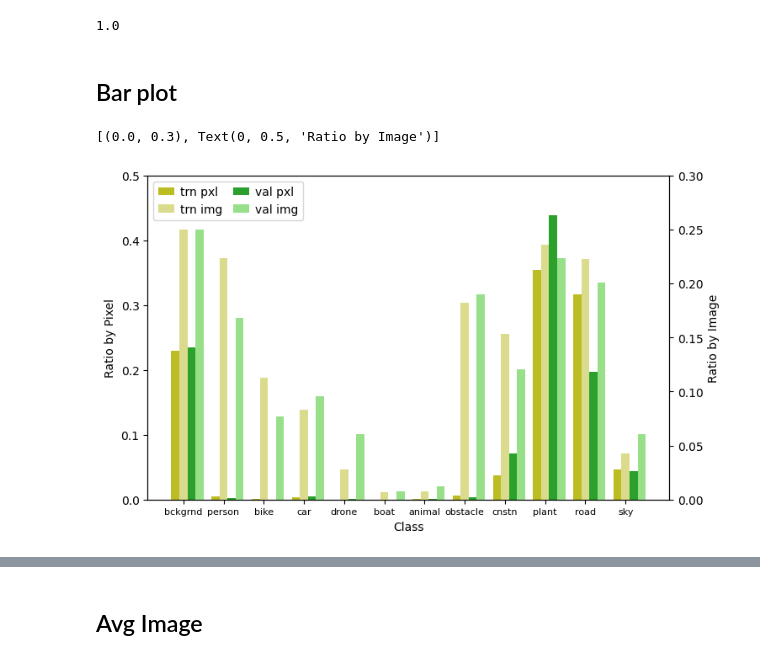
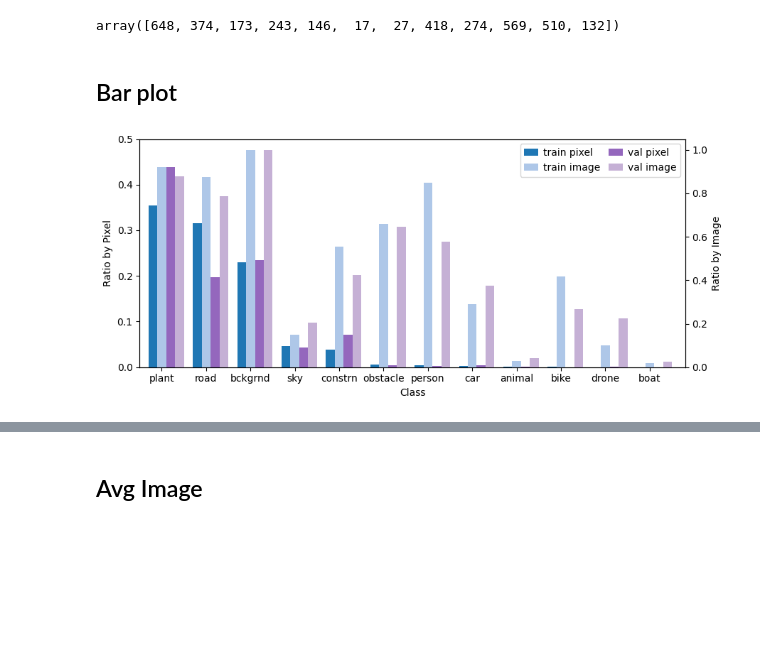
Before and after one commit to nyLiao/Aeroscapes, a Jupyter notebook: visualization/dataset.ipynb, the cells around one changed output, grey strips where cells are left out. Saved outputs shown, nothing was run; the diff lists cells and outputs as text; code cells hidden in the pictures; blank space fills up the shorter version.

```diff
--- a/visualization/dataset.ipynb
+++ b/visualization/dataset.ipynb
@@ -42,7 +45,7 @@ frqn_ins = np.zeros((12), dtype=int)        # Frequency by instances
 frqn_pxl = np.zeros((12), dtype=np.float64) # Frequency by pixels
 frqn_pos = np.zeros((720, 1280, 12))        # Frequency in position
 
-for batch_i, (x, y) in tqdm(enumerate(trn_dataloader)):
+for batch_i, (x, y) in enumerate(tqdm(trn_dataloader)):
     y = torch.Tensor(y).long()
     frq = F.one_hot(y, num_classes=12)
     frq = torch.sum(frq, axis=0)
@@ -57,7 +60,7 @@ frqv_ins = np.zeros((12), dtype=int)
 frqv_pxl = np.zeros((12), dtype=np.float64)
 frqv_pos = np.zeros((720, 1280, 12))
 
-for batch_i, (x, y) in tqdm(enumerate(val_dataloader)):
+for batch_i, (x, y) in enumerate(tqdm(val_dataloader)):
     y = torch.Tensor(y).long()
     frq = F.one_hot(y, num_classes=12)
     frq = torch.sum(frq, axis=0)
@@ -72,30 +75,39 @@ rtn_ins = frqn_ins / len(trn_dataset)       # Ratio by instances on train
 rtn_pxl = frqn_pxl / np.sum(frqn_pxl)       # Ratio by pixels on train
 rtv_ins = frqv_ins / len(val_dataset)       # Ratio by instances on validation
 rtv_pxl = frqv_pxl / np.sum(frqv_pxl)       # Ratio by pixels on validation
-np.sum(rtn_pxl)
+rt_pxl = (frqn_pxl + frqv_pxl) / np.sum(frqn_pxl + frqv_pxl)
+frqv_ins
 # %% [output]
-1.0
+array([648, 374, 173, 243, 146,  17,  27, 418, 274, 569, 510, 132])
 # %% [markdown]
 ## Bar plot
+# %%
+issave = True
 # %%
-fig, ax_pxl = plt.subplots(figsize=(8, 5))
+fig, ax_pxl = plt.subplots(figsize=(9, 4))
 cm = plt.cm.tab20(np.arange(0, 20))
 ax_ins = ax_pxl.twinx()
 
 width = 0.2
-x = np.arange(len(labs))
-p1 = ax_pxl.bar(x-width,     rtn_pxl, width=width, color=cm[16], align='center', label='trn pxl')
-p2 = ax_ins.bar(x,           rtn_ins, width=width, color=cm[17], align='center', label='trn img')
-p3 = ax_pxl.bar(x+(width*1), rtv_pxl, width=width, color=cm[4],  align='center', label='val pxl')
-p4 = ax_ins.bar(x+(width*2), rtv_ins, width=width, color=cm[5],  align='center', label='val img')
+# x = np.arange(len(labs))
+# x = np.array([0., 6, 9, 7, 10, 11, 8, 5, 4, 1, 2, 3])
+x = np.array([np.where(np.argsort(rt_pxl)[::-1] == i) for i in range(12)]).reshape(-1)
+p1 = ax_pxl.bar(x-width,     rtn_pxl, width=width, color=cm[0], align='center', label='train pixel')
+p2 = ax_ins.bar(x,           rtn_ins, width=width, color=cm[1], align='center', label='train image')
+p3 = ax_pxl.bar(x+(width*1), rtv_pxl, width=width, color=cm[8], align='center', label='val pixel')
+p4 = ax_ins.bar(x+(width*2), rtv_ins, width=width, color=cm[9], align='center', label='val image')
 
 lst = [p1,p2,p3,p4]
 ax_pxl.legend(handles=lst, ncol=2, loc=0,
             columnspacing=0.9, handlelength=1.4, handletextpad=0.5,)
 
-ax_pxl.set_xticks(x, labs, fontsize=8)
+ax_pxl.set_xticks(x, labs, fontsize=10)
+ax_pxl.set_xlim([-0.5, 11.8])
 ax_pxl.set(ylim=[0, 0.5], ylabel='Ratio by Pixel', xlabel='Class')
-ax_ins.set(ylim=[0, 0.3], ylabel='Ratio by Image')
+ax_ins.set(ylim=[0, 1.05], ylabel='Ratio by Image')
+
+fig.tight_layout()
+if issave:
+    fig.savefig('./figs/2dist_sort.pdf', bbox_inches='tight')
 # %% [output]
-[(0.0, 0.3), Text(0, 0.5, 'Ratio by Image')]
-[figure, old version]
+[figure, new version]
```
Also changed, not shown: parts of 9 cells of this notebook, 6 other files.
